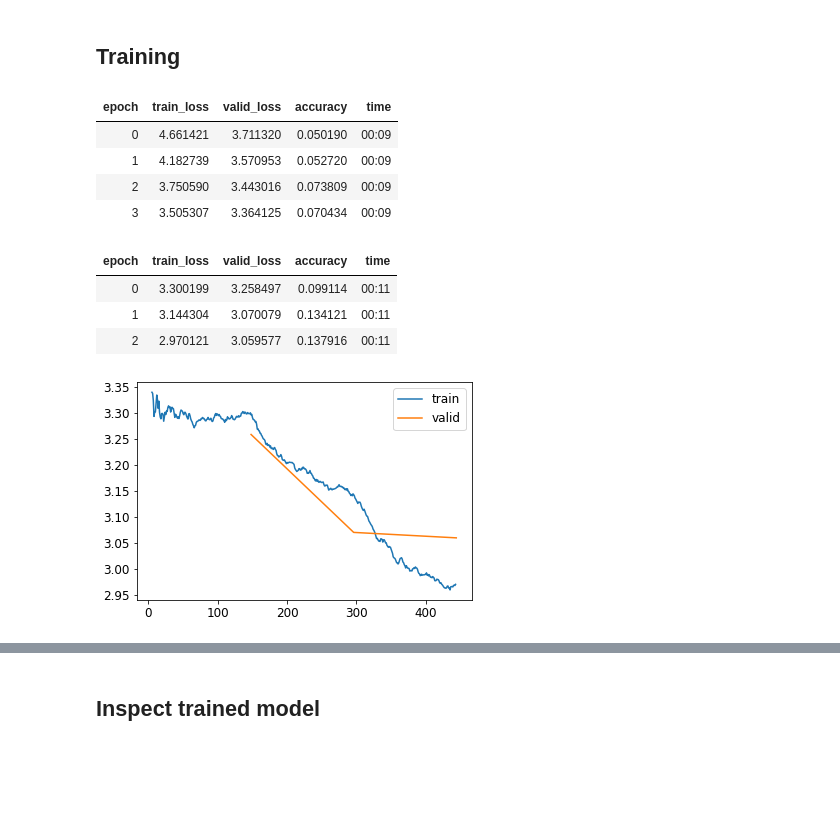
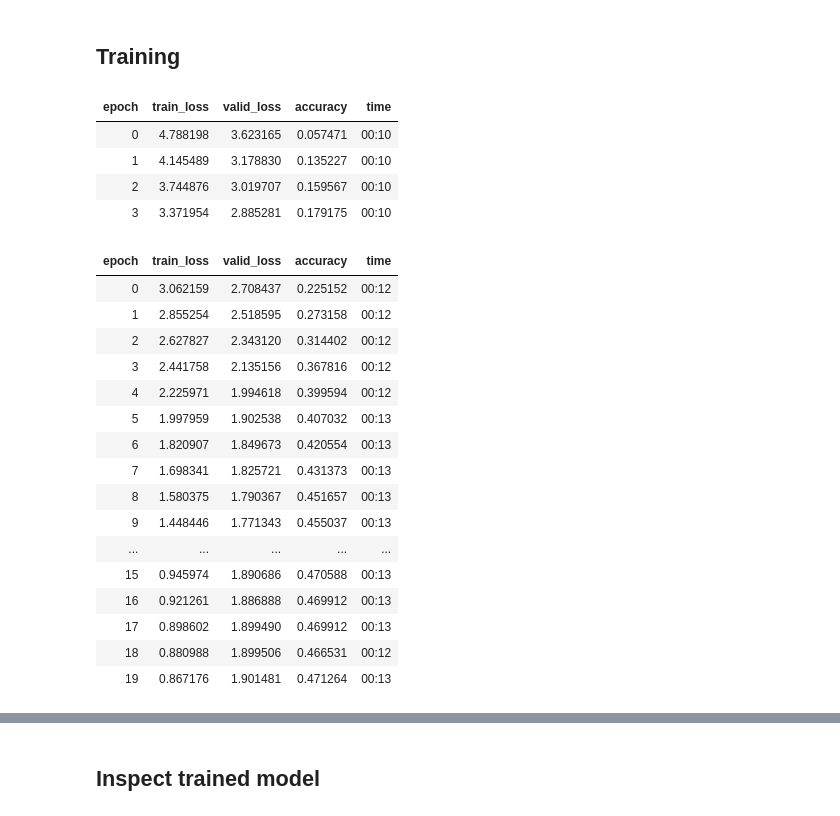
Before and after one commit to floriandotpy/data-playground, a Jupyter notebook: fastai/toy-jester-model.ipynb, the cells around one changed output, grey strips where cells are left out. Saved outputs shown, nothing was run; the diff lists cells and outputs as text; code cells hidden in the pictures; blank space fills up the shorter version.

```diff
--- a/fastai/toy-jester-model.ipynb
+++ b/fastai/toy-jester-model.ipynb
@@ -15,0 +12,23 @@ path_dataset.ls()
+# %%
+# Subsample data to smaller dataset for faster experimentation
+keep_fraction = 0.1
+
+
+# Load train and validation CSVs
+df_train, df_val = [
+    pd.read_csv(
+        path_dataset/f'jester-v1-{split}.csv',
+        delimiter=';',
+        header=None,
+        names=['video_id', 'label'])
+    for split in ('train', 'validation')
+]
+
+
+# Combine as single dataframe, keep information of data split in "valid" column
+df = pd.concat([
+    df_train.assign(valid=False).sample(frac=keep_fraction),
+    df_val.assign(valid=True).sample(frac=keep_fraction)
+], axis=0).reset_index()
+
+df
@@ -24,20 +57,16 @@ def get_x(item):
 def get_y(item):
     return item['label']
 # %%
-import random
 def splitter(df):
     train = df.index[~df.valid].tolist()
     valid = df.index[df.valid].tolist()
-#     train.shuffle()
-#     valid.shuffle()
-#     print(train[:10])
     return train, valid
 
 datablock = DataBlock(
     blocks=(ImageBlock, CategoryBlock),
-    splitter=RandomSplitter(seed=42),  # splitter
+    splitter=splitter, #RandomSplitter(seed=42),  # splitter
     get_y=get_y,
     get_x=get_x,
     item_tfms=Resize(128),
-    batch_tfms=aug_transforms(size=112, max_warp=.05)
+    batch_tfms=aug_transforms(size=112, max_warp=.05, do_flip=False)
 )
@@ -46,8 +72,0 @@ datablock = DataBlock(
-# %%
-df_train = pd.read_csv(path_dataset/'toyjester-v1-train.csv', delimiter=';')
-df_val = pd.read_csv(path_dataset/'toyjester-v1-validation.csv', delimiter=';')
-df = pd.concat([
-    df_train.assign(valid=0),
-    df_val.assign(valid=1)
-], axis=0)
-df
@@ -68,7 +73,7 @@ df
 # %% [markdown]
 ## Inspect some samples
 # %%
-dls = datablock.dataloaders(df)
+dls = datablock.dataloaders(df, shuffle=True)
 # %%
 dls.show_batch(nrows=3, ncols=3)
 # %% [output]
@@ -88,18 +93,27 @@ SuggestedLRs(lr_min=0.0033113110810518267, lr_steep=2.75422871709452e-06)
 # %% [markdown]
 ## Training
 # %%
-learn.fine_tune(3, base_lr=3e-3, freeze_epochs=4)
+learn.fine_tune(20, base_lr=1e-3, freeze_epochs=4)
 # %% [output]
 | epoch | train_loss | valid_loss | accuracy | time |
-| 0 | 4.661421 | 3.711320 | 0.050190 | 00:09 |
-| 1 | 4.182739 | 3.570953 | 0.052720 | 00:09 |
-| 2 | 3.750590 | 3.443016 | 0.073809 | 00:09 |
-| 3 | 3.505307 | 3.364125 | 0.070434 | 00:09 |
+| 0 | 4.788198 | 3.623165 | 0.057471 | 00:10 |
+| 1 | 4.145489 | 3.178830 | 0.135227 | 00:10 |
+| 2 | 3.744876 | 3.019707 | 0.159567 | 00:10 |
+| 3 | 3.371954 | 2.885281 | 0.179175 | 00:10 |
 | epoch | train_loss | valid_loss | accuracy | time |
-| 0 | 3.300199 | 3.258497 | 0.099114 | 00:11 |
-| 1 | 3.144304 | 3.070079 | 0.134121 | 00:11 |
-| 2 | 2.970121 | 3.059577 | 0.137916 | 00:11 |
+| 0 | 3.062159 | 2.708437 | 0.225152 | 00:12 |
+| 1 | 2.855254 | 2.518595 | 0.273158 | 00:12 |
+| 2 | 2.627827 | 2.343120 | 0.314402 | 00:12 |
+| 3 | 2.441758 | 2.135156 | 0.367816 | 00:12 |
+| 4 | 2.225971 | 1.994618 | 0.399594 | 00:12 |
+| 5 | 1.997959 | 1.902538 | 0.407032 | 00:13 |
+| 6 | 1.820907 | 1.849673 | 0.420554 | 00:13 |
+| 7 | 1.698341 | 1.825721 | 0.431373 | 00:13 |
+| 8 | 1.580375 | 1.790367 | 0.451657 | 00:13 |
+| 9 | 1.448446 | 1.771343 | 0.455037 | 00:13 |
+| ... | ... | ... | ... | ... |
+| 15 | 0.945974 | 1.890686 | 0.470588 | 00:13 |
+| 16 | 0.921261 | 1.886888 | 0.469912 | 00:13 |
+| 17 | 0.898602 | 1.899490 | 0.469912 | 00:13 |
+| 18 | 0.880988 | 1.899506 | 0.466531 | 00:12 |
+| 19 | 0.867176 | 1.901481 | 0.471264 | 00:13 |
-# %%
-learn.recorder.plot_loss()
-# %% [output]
-[figure, removed]
```
Also changed, not shown: parts of 13 cells of this notebook.
